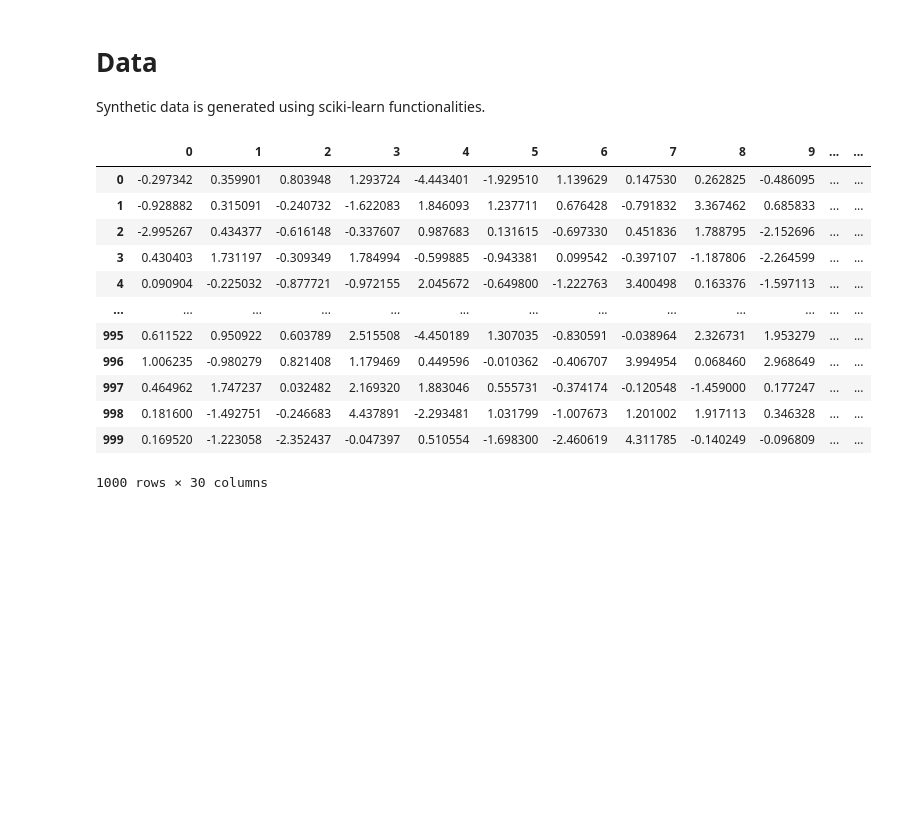
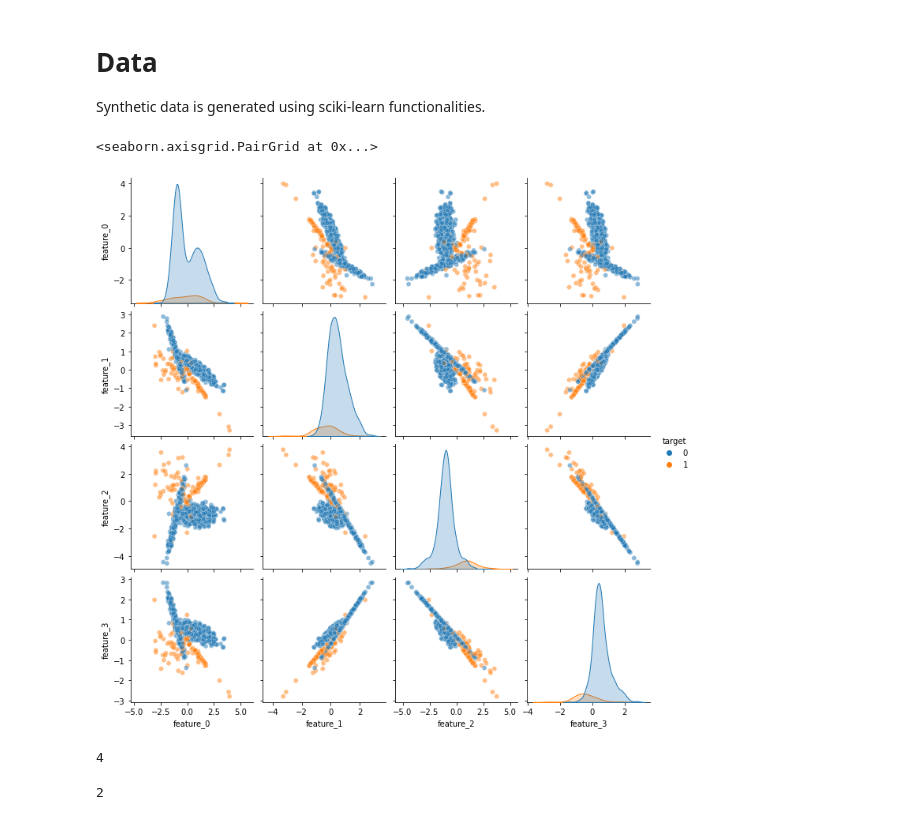
Before and after one commit to pibieta/imbalanced_learning, a Jupyter notebook: notebooks/pablo-model-dependence.ipynb, the cells around one changed output. Saved outputs shown, nothing was run; the diff lists cells and outputs as text; code cells hidden in the pictures; blank space fills up the shorter version.

Commit message:
added binary classifiction dataset function

```diff
--- a/notebooks/pablo-model-dependence.ipynb
+++ b/notebooks/pablo-model-dependence.ipynb
@@ -33,16 +21,55 @@ X, y = make_classification(n_samples = n_samples,
-# %%
-pd.DataFrame(X)
-# %% [output]
-|  | 0 | 1 | 2 | 3 | 4 | 5 | 6 | 7 | 8 | 9 | ... | ... |
-| 0 | -0.297342 | 0.359901 | 0.803948 | 1.293724 | -4.443401 | -1.929510 | 1.139629 | 0.147530 | 0.262825 | -0.486095 | ... | ... |
-| 1 | -0.928882 | 0.315091 | -0.240732 | -1.622083 | 1.846093 | 1.237711 | 0.676428 | -0.791832 | 3.367462 | 0.685833 | ... | ... |
-| 2 | -2.995267 | 0.434377 | -0.616148 | -0.337607 | 0.987683 | 0.131615 | -0.697330 | 0.451836 | 1.788795 | -2.152696 | ... | ... |
-| 3 | 0.430403 | 1.731197 | -0.309349 | 1.784994 | -0.599885 | -0.943381 | 0.099542 | -0.397107 | -1.187806 | -2.264599 | ... | ... |
-| 4 | 0.090904 | -0.225032 | -0.877721 | -0.972155 | 2.045672 | -0.649800 | -1.222763 | 3.400498 | 0.163376 | -1.597113 | ... | ... |
-| ... | ... | ... | ... | ... | ... | ... | ... | ... | ... | ... | ... | ... |
-| 995 | 0.611522 | 0.950922 | 0.603789 | 2.515508 | -4.450189 | 1.307035 | -0.830591 | -0.038964 | 2.326731 | 1.953279 | ... | ... |
-| 996 | 1.006235 | -0.980279 | 0.821408 | 1.179469 | 0.449596 | -0.010362 | -0.406707 | 3.994954 | 0.068460 | 2.968649 | ... | ... |
-| 997 | 0.464962 | 1.747237 | 0.032482 | 2.169320 | 1.883046 | 0.555731 | -0.374174 | -0.120548 | -1.459000 | 0.177247 | ... | ... |
-| 998 | 0.181600 | -1.492751 | -0.246683 | 4.437891 | -2.293481 | 1.031799 | -1.007673 | 1.201002 | 1.917113 | 0.346328 | ... | ... |
-| 999 | 0.169520 | -1.223058 | -2.352437 | -0.047397 | 0.510554 | -1.698300 | -2.460619 | 4.311785 | -0.140249 | -0.096809 | ... | ... |
-1000 rows × 30 columns
+# %%
+def create_imbalanced_binary_classification(n_samples: int = 1000,
+                                            n_features: int = 4,
+                                            n_informative: int = None,
+                                            imbalance: float = 0.1,
+                                            random_state: int = 42) -> pd.DataFrame:
+    """Creates an imbalanced dataset for binary classification
+    Parameters
+    ----------
+    n_samples: int, default = 1000,
+            number of samples to generate
+    n_features: int default = 4,
+            number of features (not all are informative)
+    n_informative: int default = None,
+            number of informative features
+            if none is specified floor(n_features/2)
+            will be taken
+    imbalance: float, default = 0.1
+            proportion of the minority class
+    random_state: int, default = 42
+    Returns
+    -------
+    data: pd.DataFrame,
+        dataframe with n_features + 1 columns
+    """
+    if n_informative == None:
+        n_informative = int(n_features/2)
+    weights = [1 - imbalance, imbalance]
+    X, y = make_classification(n_samples = n_samples,
+                                n_features = n_features,
+                                n_classes=2,
+                                n_informative = n_informative,
+                                weights = weights,
+                                random_state = random_state)
+    column_names = [ f'feature_{i}' for i in np.arange(n_features)]
+    data = pd.concat([pd.DataFrame(X, columns = column_names), pd.DataFrame(y, columns = ['target'])], axis = 1)
+    return data
+# %%
+n_samples = 1000
+n_features = 4
+imbalance = 0.1
+data = create_imbalanced_binary_classification(n_samples = n_samples, n_features = n_features,
+                                        imbalance = imbalance)
+sns.pairplot(data, hue = 'target', plot_kws = {'alpha' : 0.5})
+# %% [output]
+<seaborn.axisgrid.PairGrid at 0x...>
+[figure, added]
+# %%
+len(X[1,:]
+# %% [output]
+4
+# %%
+int(5/2)
+# %% [output]
+2
```
Also changed, not shown: parts of 2 cells of this notebook.
